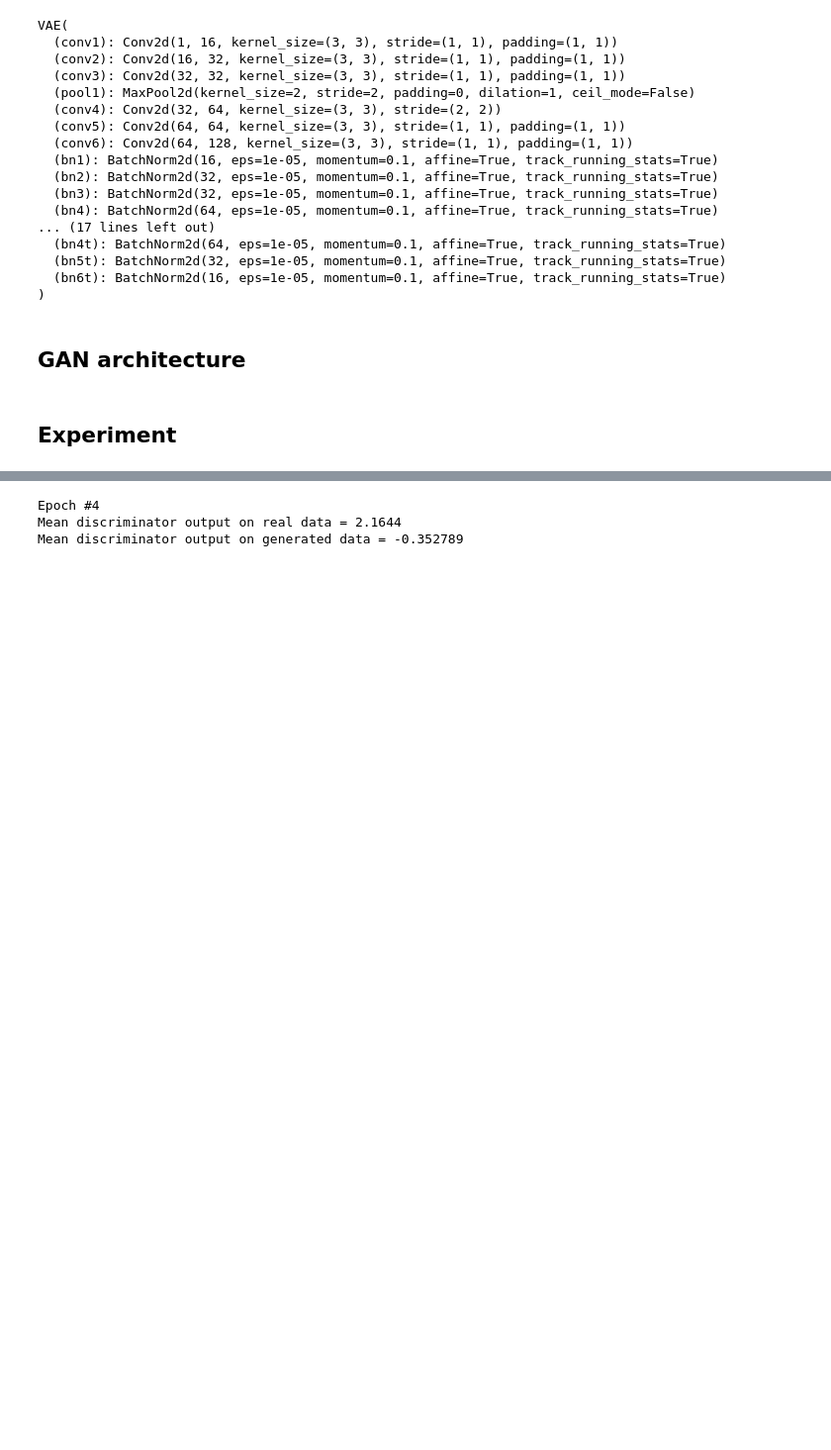
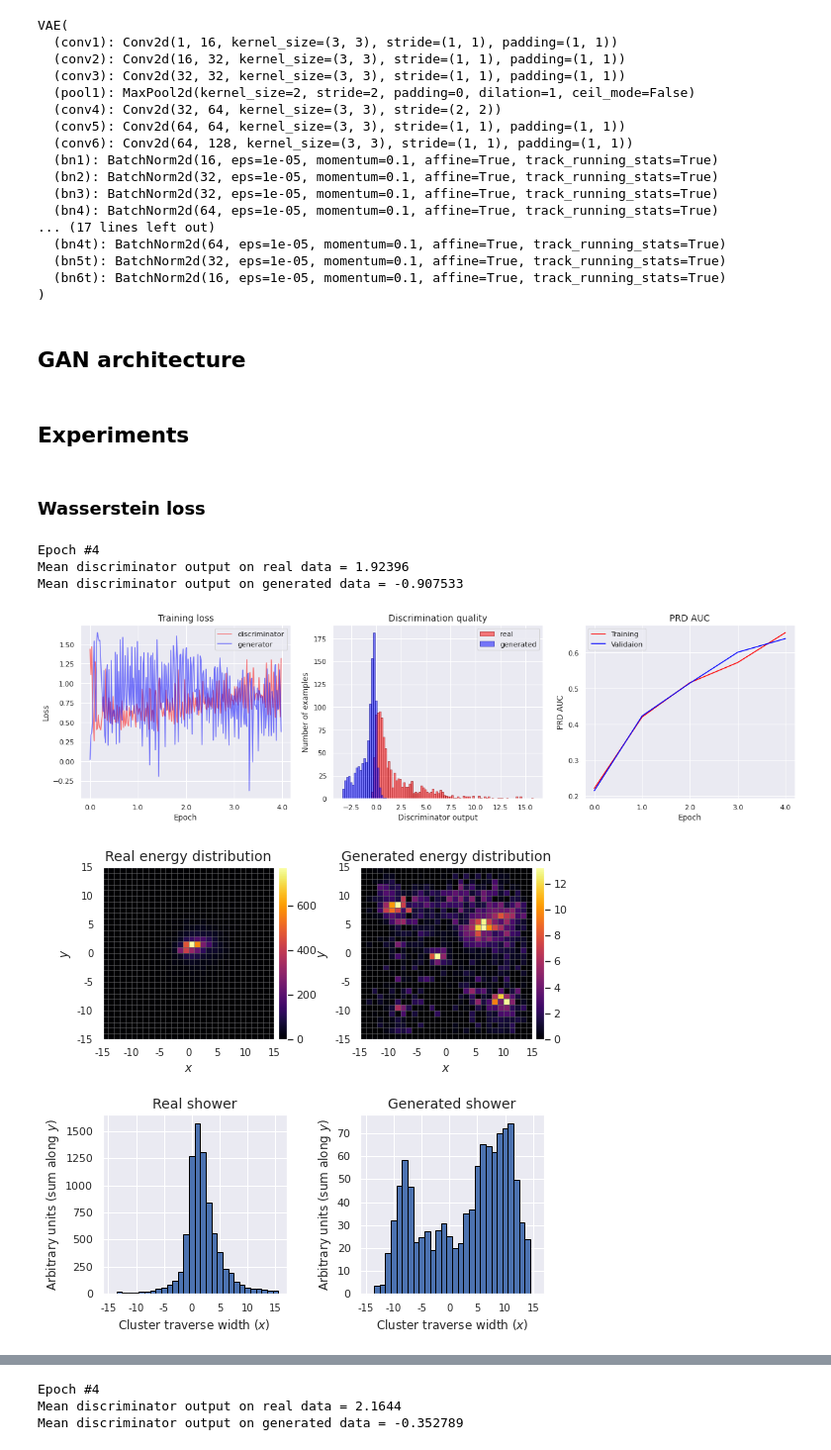
Before and after one commit to TheodorSergeev/mlhep2019_2_phase, a Jupyter notebook: analysis/lhcb_calo_gan.ipynb, the cells around one changed output, grey strips where cells are left out. Shown: that part at 99% size. Saved outputs shown, nothing was run; the diff lists cells and outputs as text; code cells hidden in the pictures; blank space fills up the shorter version.

Commit message:
VAE+WGAN longer training, larger batch

```diff
--- a/analysis/lhcb_calo_gan.ipynb
+++ b/analysis/lhcb_calo_gan.ipynb
@@ -987,4 +987,32 @@ class DeepDiscriminator(nn.Module):
         else:
             return torch.sigmoid(self.fc3(X))
 # %% [markdown]
-## Experiment
+## Experiments
+# %% [markdown]
+### Wasserstein loss
+# %%
+import pickle
+
+N_EPOCHS  = 5
+filename = '13.04_gan-vae_wasserstein.pt'
+
+# Max train  dataset size = 50250
+# Training   dataset size = 47178
+# Validation dataset size = 3072
+
+tr_class, pos_gen_models = train_model(N_EPOCHS, -123., train_size = 25197+25053-2*1536, valid_size = 2*1536,
+                                       batch_size = 1024,
+                                       discriminator = DeepDiscriminator(),
+                                       generator = DeepGenerator(vae_pretrained),
+                                       vae_pretrained = vae_pretrained,
+                                       dis_iter_num=2, gen_iter_num=1,
+                                       loss_type='WASSERSTEIN')
+
+with open(def_colab_path + filename, 'wb') as pickle_file:
+    pickle.dump(tr_class, pickle_file)
+# %% [output]
+Epoch #4
+Mean discriminator output on real data = 1.92396
+Mean discriminator output on generated data = -0.907533
+[figure, added]
+[figure, added]
```
Also changed, not shown: parts of 9 cells of this notebook, 1 other file.
